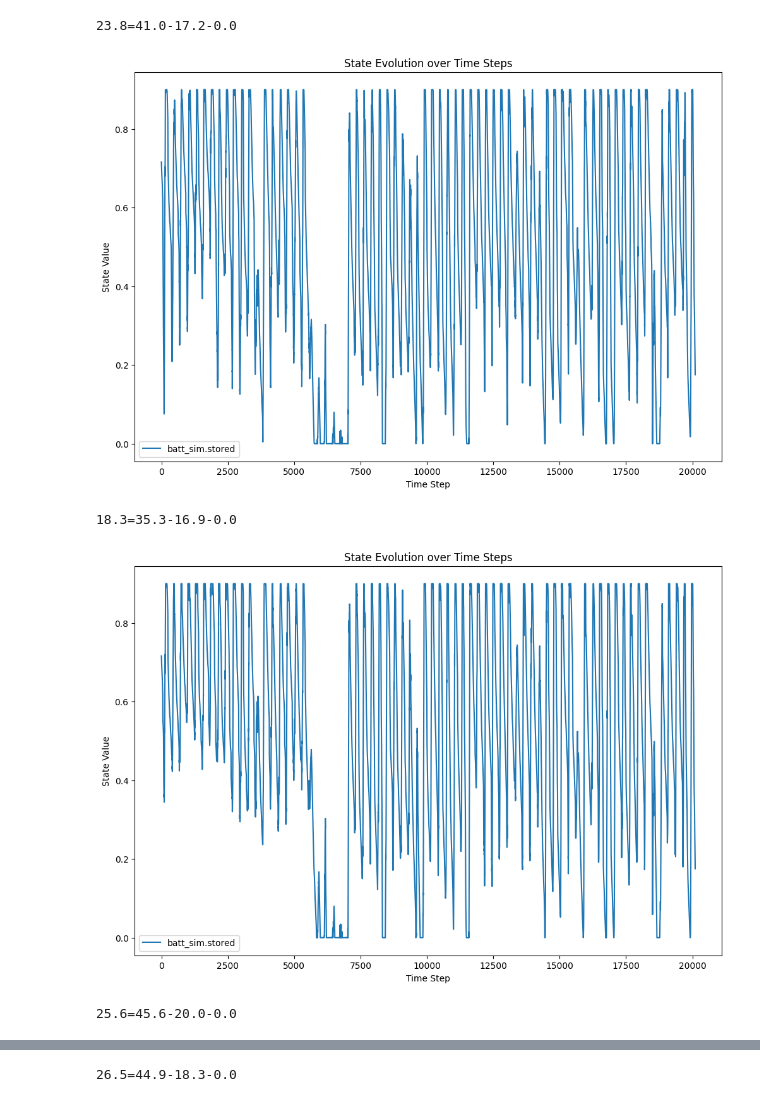
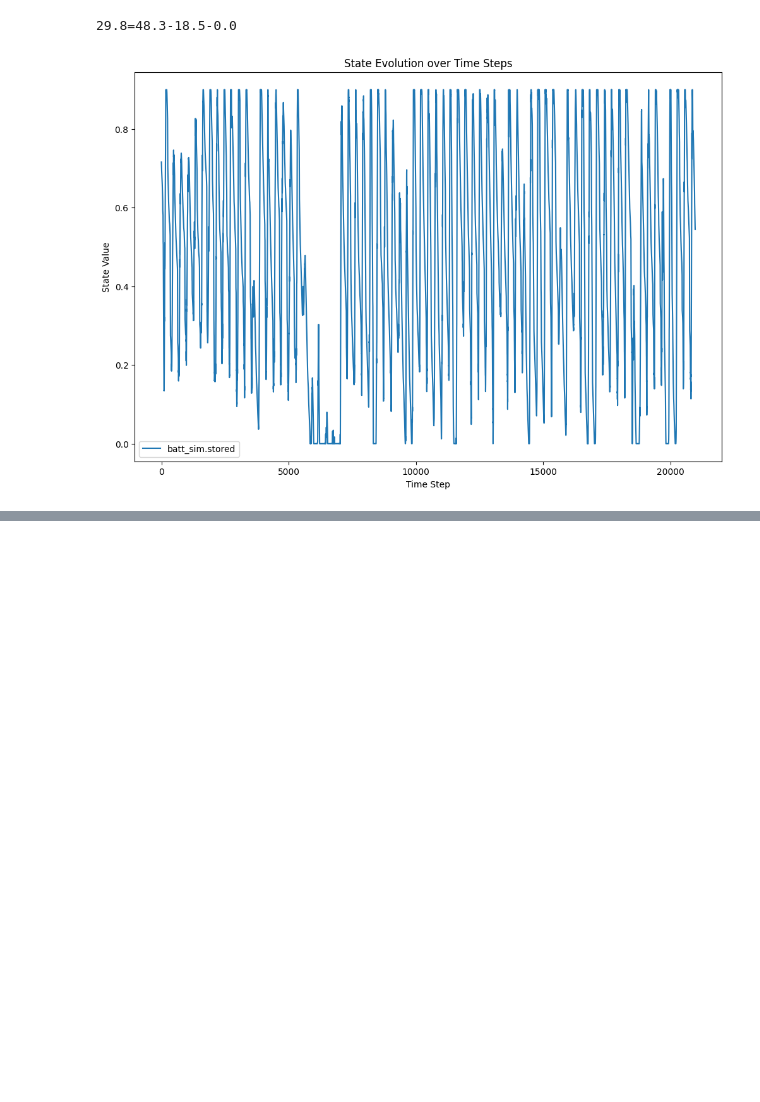
Before and after one commit to EmaR97/EnergyManagementRL, a Jupyter notebook: notebooks/02_model_training.ipynb, the cells around one changed output, grey strips where cells are left out. Cells and saved outputs as stored; diff of their text form; code cells hidden in the pictures; blank space fills up the shorter version.

Commit message:
save policy weight only

```diff
--- a/notebooks/02_model_training.ipynb
+++ b/notebooks/02_model_training.ipynb
@@ -133,7 +142,7 @@ to_show = [
 
 
 def _test_plot(_env: InverterEnv, _model, _max_steps):
-    test_plot(_env, _model, _max_steps, to_show, 33)
+    return test_plot(_env, _model, _max_steps, to_show, 33)
 
 
 env.set_max_steps(full_period)
@@ -270,30 +283,30 @@ run_training(
 # %%
-env.inverter_sim.grid_sim.energy_price_buy = .4 / 1000
-env.set_max_steps(full_period)
-latest_model = DQN.load(latest_model_path, env=env)
-best_model = DQN.load(best_model_path, env=env)
-for model_to_test in [
+# Load models
+models = {
+    # "latest": DQN.load(latest_model_path, env=env),
+    # "best": DQN.load(best_model_path, env=env),
+    # "best_simple": DQN.load(best_model_simple_path, env=env),
+}
+
+# Test and evaluate models
+scores = {}
+for model_name, model in models.items():
+    scores[model_name] = _test_plot(env, model, full_period)
+
+# Evaluate additional models
+additional_models = [
+    # Uncomment to test specific models
     # ConservativeModel(),
     # GreedyModel(),
-    latest_model,
-    best_model,
     # DQN.load('../logs/ppo_inverter.1.2.b', env=env),
     # DQN.load('../logs/dqn_1.0_0.06_200_l', env=env),
     # DQN.load('../logs/dqn_1.0_0.06_0.06_0.02_400_l', env=env),
-    DQN.load('../logs/dqn_1.0_0.06_0.06_0.02_1000_l', env=env),
-    DQN.load('../logs/dqn_1.0_0.06_0.06_0.02_1000_l_2', env=env)
-]:
-    _test_plot(
-        env,
-        model_to_test,
-        full_period
-        # week
-        # month
-        # day
-    )
+    # DQN.load('../logs/dqn_1.0_0.06_0.06_0.02_1000_l', env=env),
+    load_model_with_weights(weight_path='../data/trained_models/models/dqn_1.0_0.06_0.06_0.02_1000_l_2.policy_weights.pth', env=env),
+]
+
+for model in additional_models:
+    _test_plot(env, model, full_period)
 # %% [output]
-23.8=41.0-17.2-0.0
+29.8=48.3-18.5-0.0
-[figure, old version]
+[figure, new version]
-18.3=35.3-16.9-0.0
-[figure, removed]
-25.6=45.6-20.0-0.0
@@ -301 +312,0 @@ for model_to_test in [
-26.5=44.9-18.3-0.0
```
Also changed, not shown: parts of 13 cells of this notebook, 7 other files.
